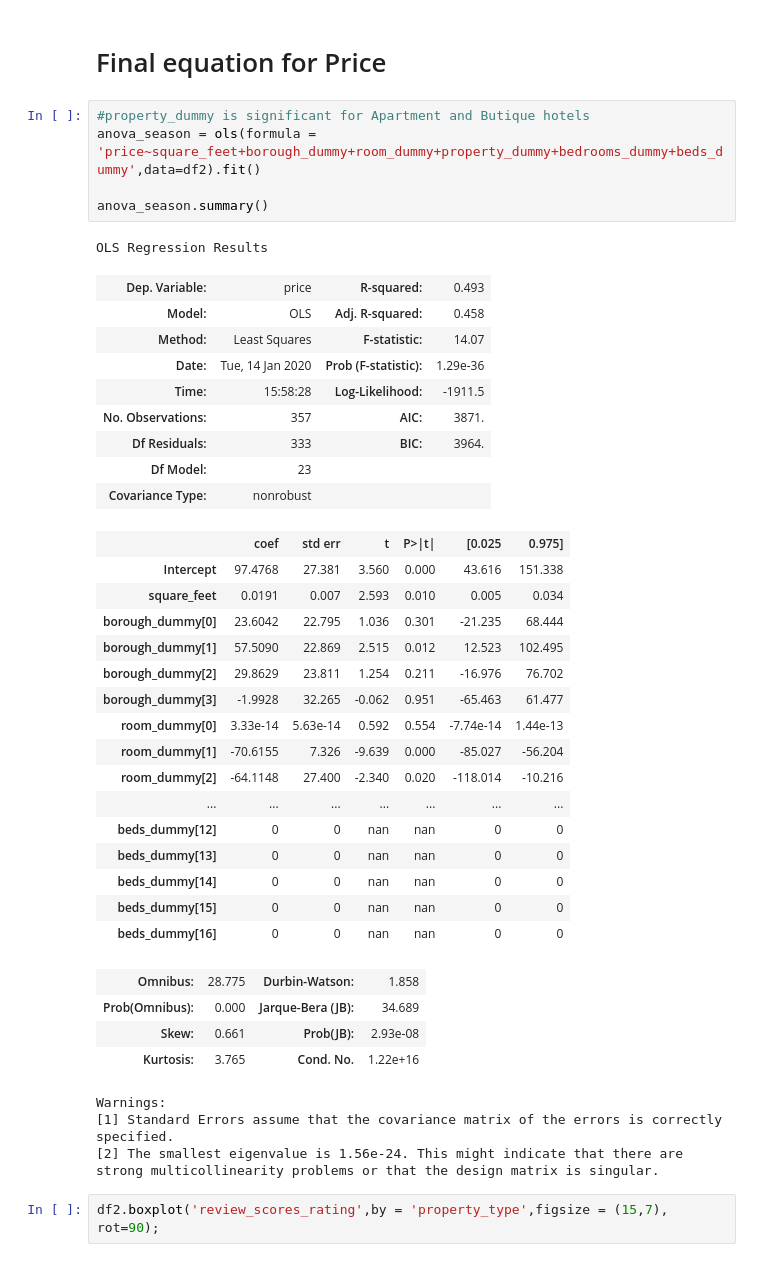
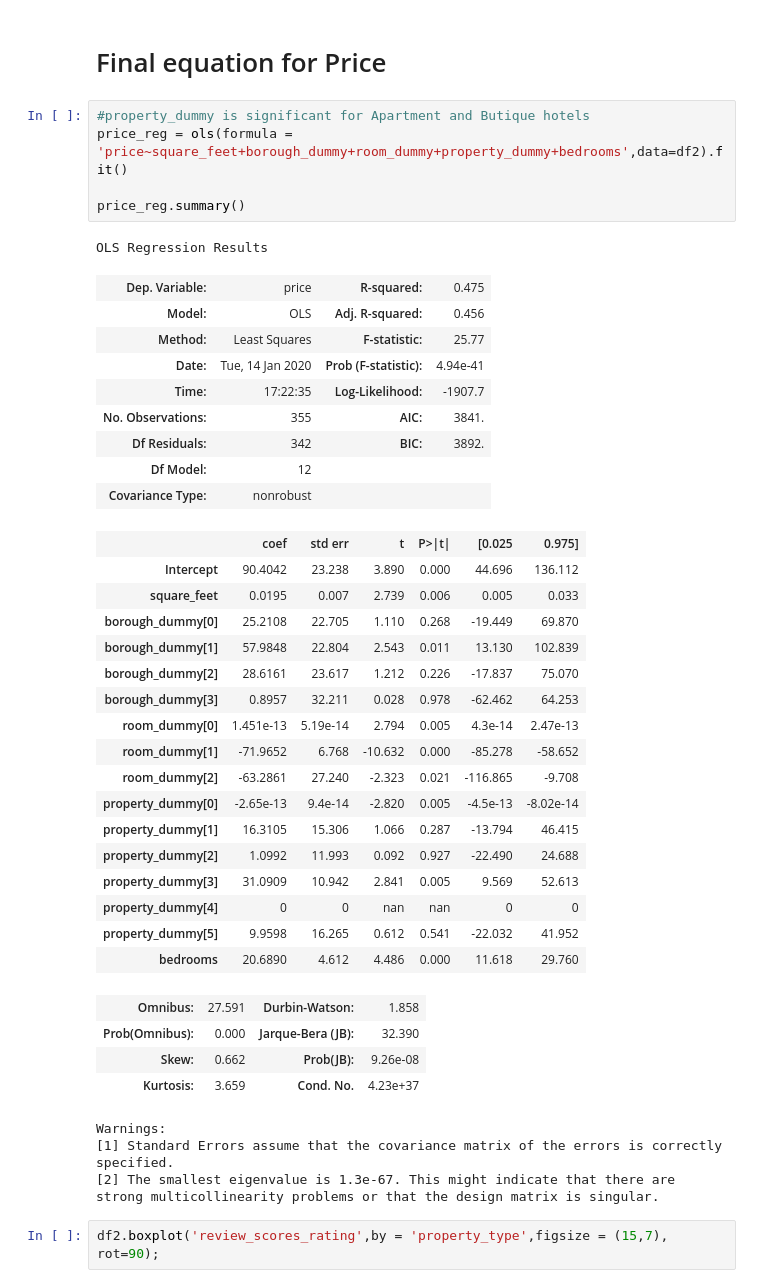
Before and after one commit to Wetpaint3/Airbnb_Project, a Jupyter notebook: airbnb.ipynb, the cells around one changed output. Cells and saved outputs as stored; diff of their text form.

```diff
--- a/airbnb.ipynb
+++ b/airbnb.ipynb
@@ -713,43 +589,44 @@ Name: square_feet, Length: 90, dtype: int64
 # Final equation for Price
 # %%
 #property_dummy is significant for Apartment and Butique hotels
-anova_season = ols(formula = 'price~square_feet+borough_dummy+room_dummy+property_dummy+bedrooms_dummy+beds_dummy',data=df2).fit()
+price_reg = ols(formula = 'price~square_feet+borough_dummy+room_dummy+property_dummy+bedrooms',data=df2).fit()
 
-anova_season.summary()
+price_reg.summary()
 # %% [output]
 OLS Regression Results
-| Dep. Variable: | price | R-squared: | 0.493 |
-| Model: | OLS | Adj. R-squared: | 0.458 |
-| Method: | Least Squares | F-statistic: | 14.07 |
-| Date: | Tue, 14 Jan 2020 | Prob (F-statistic): | 1.29e-36 |
-| Time: | 15:58:28 | Log-Likelihood: | -1911.5 |
-| No. Observations: | 357 | AIC: | 3871. |
-| Df Residuals: | 333 | BIC: | 3964. |
-| Df Model: | 23 |  |  |
+| Dep. Variable: | price | R-squared: | 0.475 |
+| Model: | OLS | Adj. R-squared: | 0.456 |
+| Method: | Least Squares | F-statistic: | 25.77 |
+| Date: | Tue, 14 Jan 2020 | Prob (F-statistic): | 4.94e-41 |
+| Time: | 17:22:35 | Log-Likelihood: | -1907.7 |
+| No. Observations: | 355 | AIC: | 3841. |
+| Df Residuals: | 342 | BIC: | 3892. |
+| Df Model: | 12 |  |  |
 | Covariance Type: | nonrobust |  |  |
 |  | coef | std err | t | P>|t| | [0.025 | 0.975] |
-| Intercept | 97.4768 | 27.381 | 3.560 | 0.000 | 43.616 | 151.338 |
-| square_feet | 0.0191 | 0.007 | 2.593 | 0.010 | 0.005 | 0.034 |
-| borough_dummy[0] | 23.6042 | 22.795 | 1.036 | 0.301 | -21.235 | 68.444 |
-| borough_dummy[1] | 57.5090 | 22.869 | 2.515 | 0.012 | 12.523 | 102.495 |
-| borough_dummy[2] | 29.8629 | 23.811 | 1.254 | 0.211 | -16.976 | 76.702 |
-| borough_dummy[3] | -1.9928 | 32.265 | -0.062 | 0.951 | -65.463 | 61.477 |
-| room_dummy[0] | 3.33e-14 | 5.63e-14 | 0.592 | 0.554 | -7.74e-14 | 1.44e-13 |
-| room_dummy[1] | -70.6155 | 7.326 | -9.639 | 0.000 | -85.027 | -56.204 |
-| room_dummy[2] | -64.1148 | 27.400 | -2.340 | 0.020 | -118.014 | -10.216 |
-| ... | ... | ... | ... | ... | ... | ... |
-| beds_dummy[12] | 0 | 0 | nan | nan | 0 | 0 |
-| beds_dummy[13] | 0 | 0 | nan | nan | 0 | 0 |
-| beds_dummy[14] | 0 | 0 | nan | nan | 0 | 0 |
-| beds_dummy[15] | 0 | 0 | nan | nan | 0 | 0 |
-| beds_dummy[16] | 0 | 0 | nan | nan | 0 | 0 |
+| Intercept | 90.4042 | 23.238 | 3.890 | 0.000 | 44.696 | 136.112 |
+| square_feet | 0.0195 | 0.007 | 2.739 | 0.006 | 0.005 | 0.033 |
+| borough_dummy[0] | 25.2108 | 22.705 | 1.110 | 0.268 | -19.449 | 69.870 |
+| borough_dummy[1] | 57.9848 | 22.804 | 2.543 | 0.011 | 13.130 | 102.839 |
+| borough_dummy[2] | 28.6161 | 23.617 | 1.212 | 0.226 | -17.837 | 75.070 |
+| borough_dummy[3] | 0.8957 | 32.211 | 0.028 | 0.978 | -62.462 | 64.253 |
+| room_dummy[0] | 1.451e-13 | 5.19e-14 | 2.794 | 0.005 | 4.3e-14 | 2.47e-13 |
+| room_dummy[1] | -71.9652 | 6.768 | -10.632 | 0.000 | -85.278 | -58.652 |
+| room_dummy[2] | -63.2861 | 27.240 | -2.323 | 0.021 | -116.865 | -9.708 |
+| property_dummy[0] | -2.65e-13 | 9.4e-14 | -2.820 | 0.005 | -4.5e-13 | -8.02e-14 |
+| property_dummy[1] | 16.3105 | 15.306 | 1.066 | 0.287 | -13.794 | 46.415 |
+| property_dummy[2] | 1.0992 | 11.993 | 0.092 | 0.927 | -22.490 | 24.688 |
+| property_dummy[3] | 31.0909 | 10.942 | 2.841 | 0.005 | 9.569 | 52.613 |
+| property_dummy[4] | 0 | 0 | nan | nan | 0 | 0 |
+| property_dummy[5] | 9.9598 | 16.265 | 0.612 | 0.541 | -22.032 | 41.952 |
+| bedrooms | 20.6890 | 4.612 | 4.486 | 0.000 | 11.618 | 29.760 |
-| Omnibus: | 28.775 | Durbin-Watson: | 1.858 |
-| Prob(Omnibus): | 0.000 | Jarque-Bera (JB): | 34.689 |
-| Skew: | 0.661 | Prob(JB): | 2.93e-08 |
-| Kurtosis: | 3.765 | Cond. No. | 1.22e+16 |
+| Omnibus: | 27.591 | Durbin-Watson: | 1.858 |
+| Prob(Omnibus): | 0.000 | Jarque-Bera (JB): | 32.390 |
+| Skew: | 0.662 | Prob(JB): | 9.26e-08 |
+| Kurtosis: | 3.659 | Cond. No. | 4.23e+37 |
 Warnings:
 [1] Standard Errors assume that the covariance matrix of the errors is correctly specified.
-[2] The smallest eigenvalue is 1.56e-24. This might indicate that there are
+[2] The smallest eigenvalue is 1.3e-67. This might indicate that there are
 strong multicollinearity problems or that the design matrix is singular.
 # %%
 df2.boxplot('review_scores_rating',by = 'property_type',figsize = (15,7), rot=90);
```
Also changed, not shown: parts of 50 cells of this notebook.
